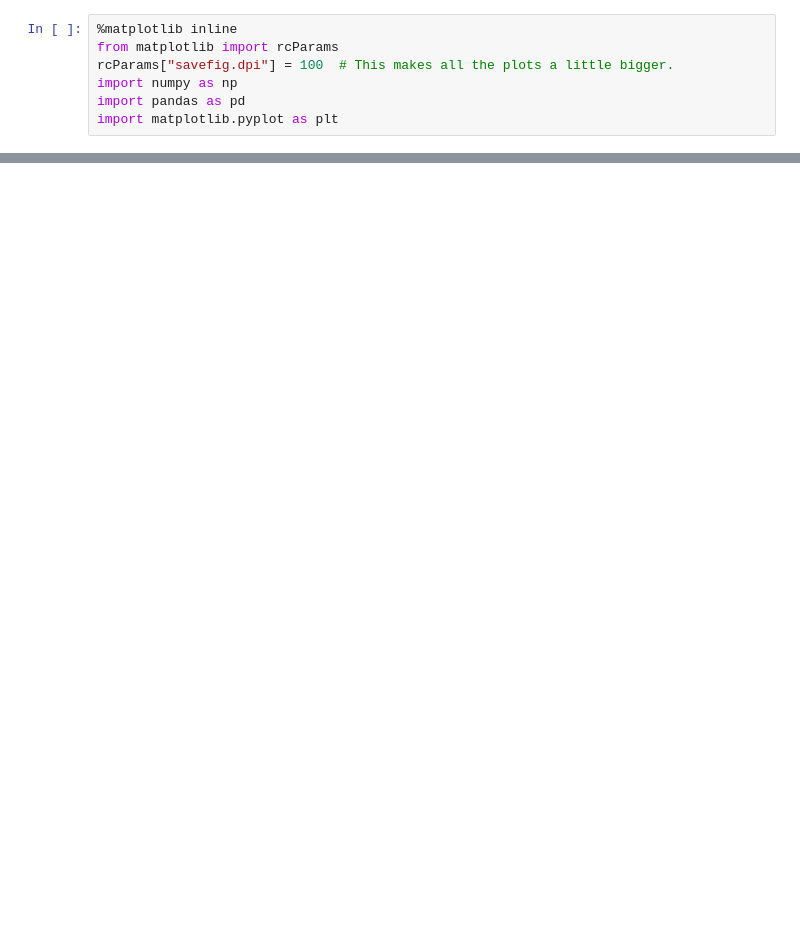
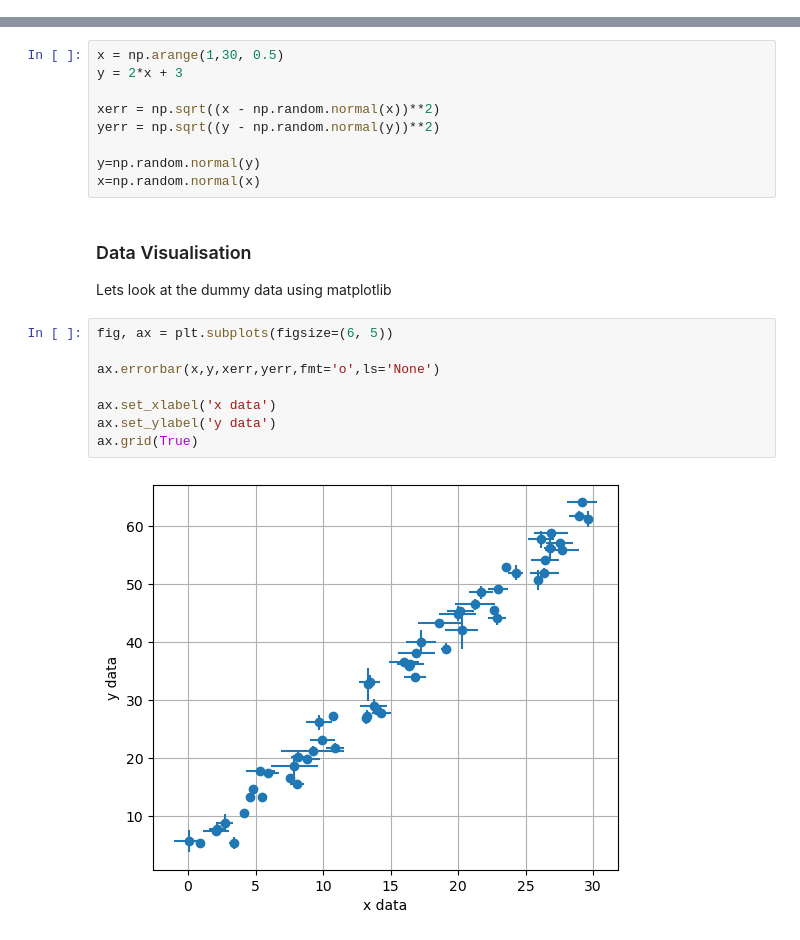
Before and after one commit to AdiPandya/Fast_Bayesian_Regression, a Jupyter notebook: FBR tutorial.ipynb, the cells around one changed output, grey strips where cells are left out. Cells and saved outputs as stored; diff of their text form; blank space fills up the shorter version.

```diff
--- a/FBR tutorial.ipynb
+++ b/FBR tutorial.ipynb
@@ -66,7 +0,0 @@ First we'll need `numpy` and `matplotlib` so let's import them:
-# %%
-%matplotlib inline
-from matplotlib import rcParams
-rcParams["savefig.dpi"] = 100  # This makes all the plots a little bigger.
-import numpy as np
-import pandas as pd
-import matplotlib.pyplot as plt
@@ -460,0 +48,22 @@ Created in <span style='font-weight:600;margin-left:4px;'>Deepnote</span></a>
+# %%
+x = np.arange(1,30, 0.5)
+y = 2*x + 3
+
+xerr = np.sqrt((x - np.random.normal(x))**2)
+yerr = np.sqrt((y - np.random.normal(y))**2)
+
+y=np.random.normal(y)
+x=np.random.normal(x)
+# %% [markdown]
+### Data Visualisation
+Lets look at the dummy data using matplotlib
+# %%
+fig, ax = plt.subplots(figsize=(6, 5))
+
+ax.errorbar(x,y,xerr,yerr,fmt='o',ls='None')
+
+ax.set_xlabel('x data')
+ax.set_ylabel('y data')
+ax.grid(True)
+# %% [output]
+[figure, added]
```
Also changed, not shown: parts of 85 cells of this notebook.
